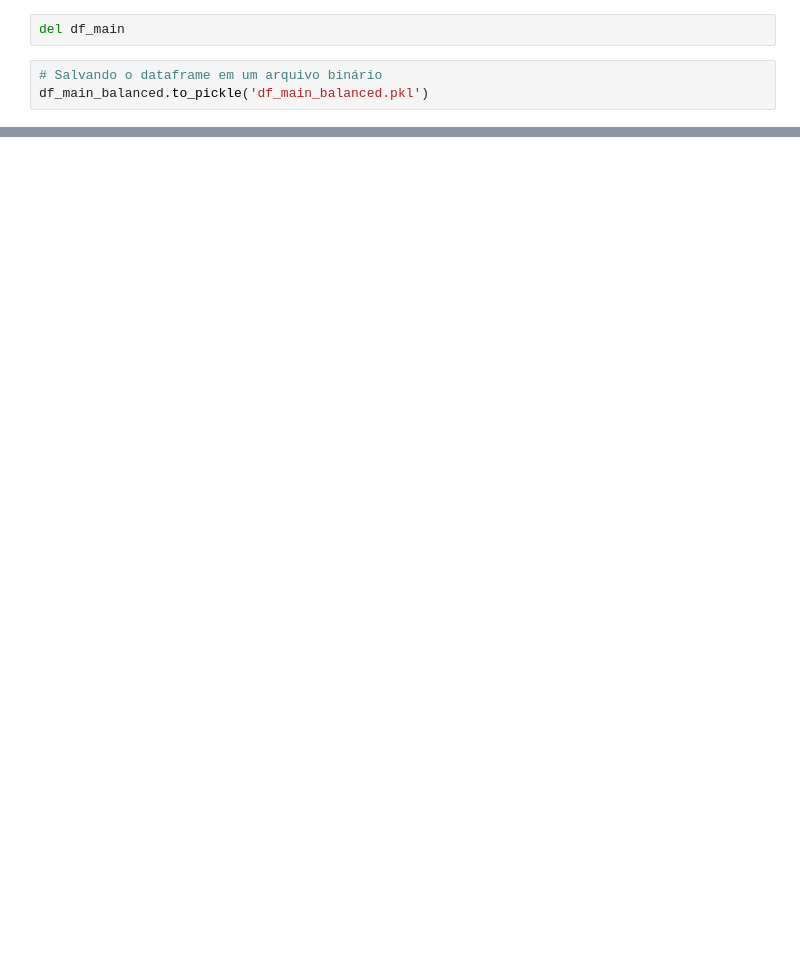
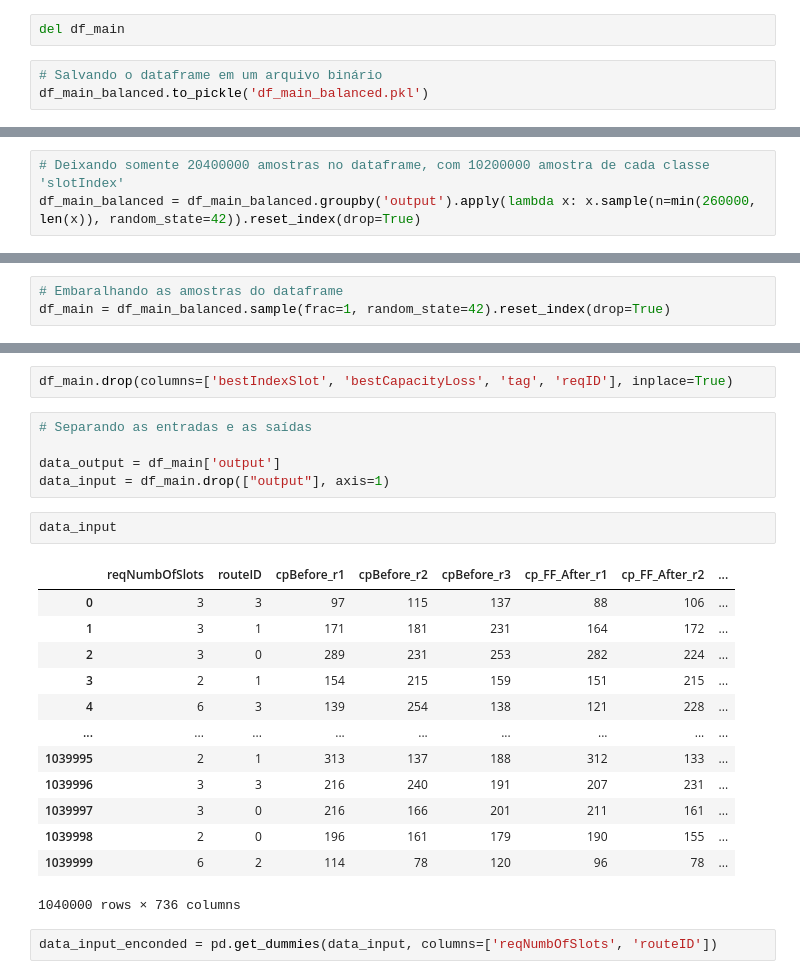
Before and after one commit to TheMatheusLs/Projeto-006---Artigo-rede-regular-iTwo, a Jupyter notebook: notebooks/00 - Pré-tratamento dos dados.ipynb, the cells around one changed output, grey strips where cells are left out. Saved outputs shown, nothing was run; the diff lists cells and outputs as text; blank space fills up the shorter version.

```diff
--- a/notebooks/00 - Pré-tratamento dos dados.ipynb
+++ b/notebooks/00 - Pré-tratamento dos dados.ipynb
@@ -345 +315,4 @@ N_REGIONS = 4
+# %%
+# Deixando somente 20400000 amostras no dataframe, com 10200000 amostra de cada classe 'slotIndex'
+df_main_balanced = df_main_balanced.groupby('output').apply(lambda x: x.sample(n=min(260000, len(x)), random_state=42)).reset_index(drop=True)
 # %%
@@ -437,0 +374,3 @@ Name: count, dtype: int64
+# %%
+# Embaralhando as amostras do dataframe
+df_main = df_main_balanced.sample(frac=1, random_state=42).reset_index(drop=True)
@@ -437,0 +405,25 @@ Name: count, dtype: int64
+# %%
+df_main.drop(columns=['bestIndexSlot', 'bestCapacityLoss', 'tag', 'reqID'], inplace=True)
+# %%
+# Separando as entradas e as saídas
+
+data_output = df_main['output']
+data_input = df_main.drop(["output"], axis=1)
+# %%
+data_input
+# %% [output]
+|  | reqNumbOfSlots | routeID | cpBefore_r1 | cpBefore_r2 | cpBefore_r3 | cp_FF_After_r1 | cp_FF_After_r2 | ... |
+| 0 | 3 | 3 | 97 | 115 | 137 | 88 | 106 | ... |
+| 1 | 3 | 1 | 171 | 181 | 231 | 164 | 172 | ... |
+| 2 | 3 | 0 | 289 | 231 | 253 | 282 | 224 | ... |
+| 3 | 2 | 1 | 154 | 215 | 159 | 151 | 215 | ... |
+| 4 | 6 | 3 | 139 | 254 | 138 | 121 | 228 | ... |
+| ... | ... | ... | ... | ... | ... | ... | ... | ... |
+| 1039995 | 2 | 1 | 313 | 137 | 188 | 312 | 133 | ... |
+| 1039996 | 3 | 3 | 216 | 240 | 191 | 207 | 231 | ... |
+| 1039997 | 3 | 0 | 216 | 166 | 201 | 211 | 161 | ... |
+| 1039998 | 2 | 0 | 196 | 161 | 179 | 190 | 155 | ... |
+| 1039999 | 6 | 2 | 114 | 78 | 120 | 96 | 78 | ... |
+1040000 rows × 736 columns
+# %%
+data_input_enconded = pd.get_dummies(data_input, columns=['reqNumbOfSlots', 'routeID'])
```
Also changed, not shown: parts of 20 cells of this notebook, 19 other files.
